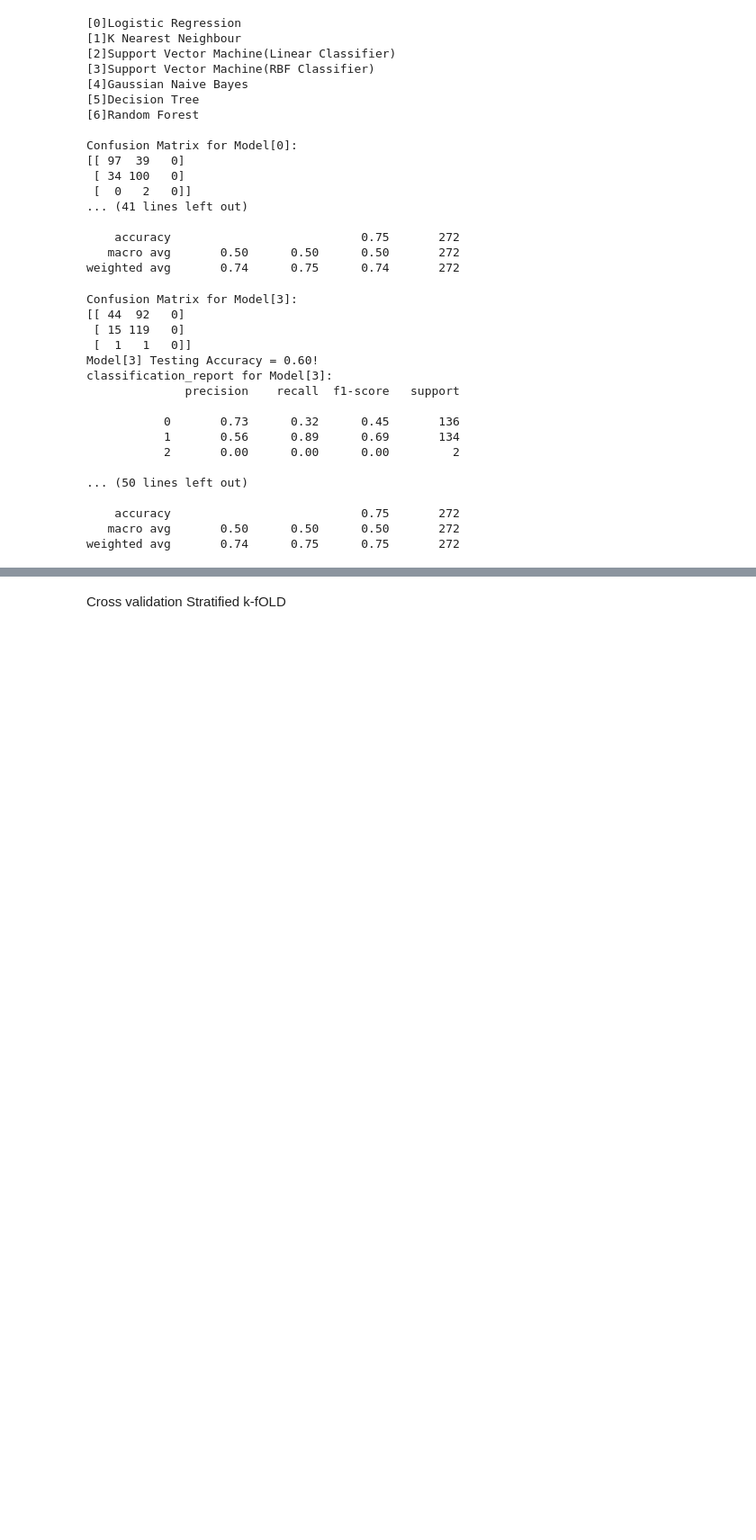
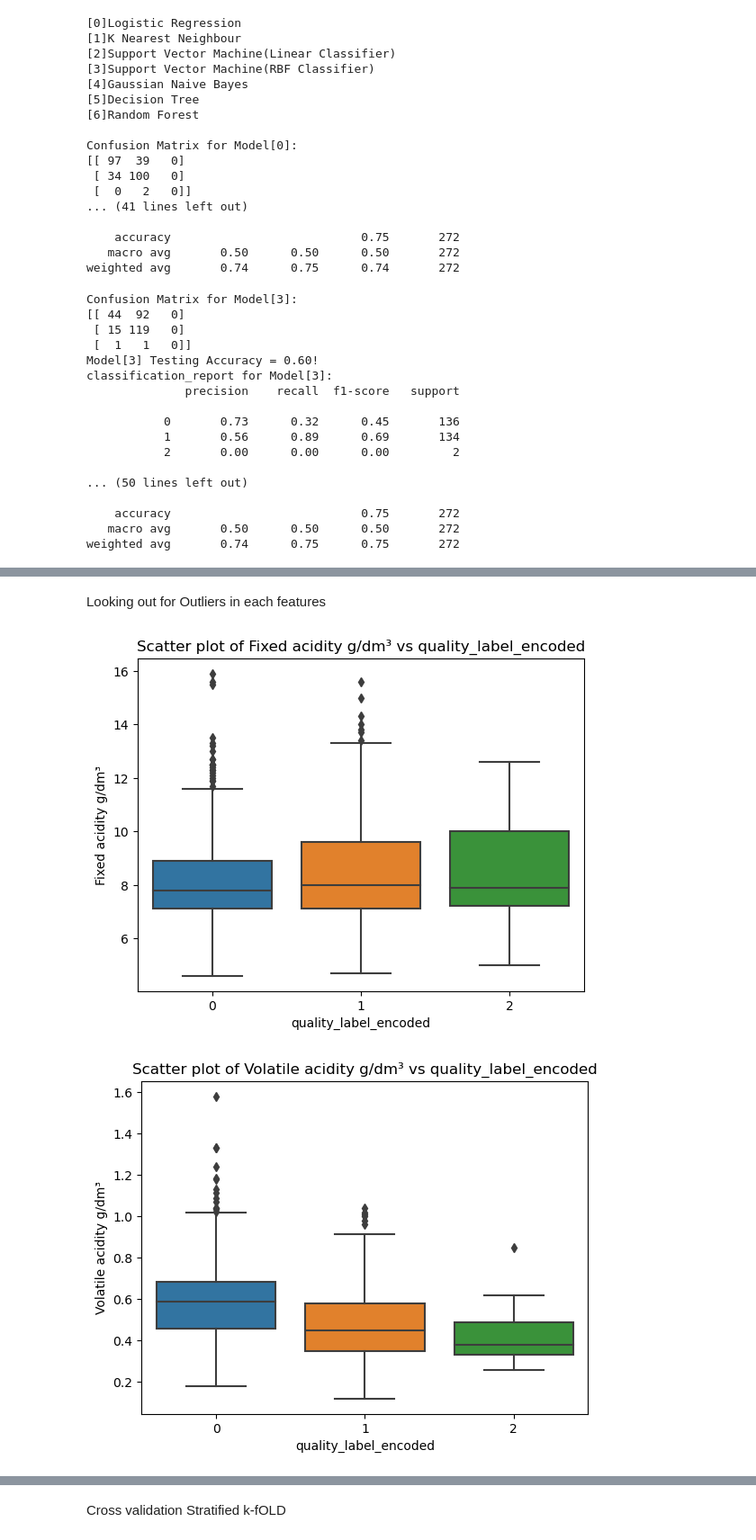
Before and after one commit to Godwin-Oti/Wine-Quality-Machine-Learning, a Jupyter notebook: Red_wine_ML.ipynb, the cells around one changed output, grey strips where cells are left out. Shown at 90% size. Saved outputs shown, nothing was run; the diff lists cells and outputs as text; code cells hidden in the pictures; blank space fills up the shorter version.

```diff
--- a/Red_wine_ML.ipynb
+++ b/Red_wine_ML.ipynb
@@ -404,6 +416,7 @@ irre_col=red_wine_cpd_2[["quality", "quality_label"]]
 red_wine_cpd_2.drop( columns=irre_col, axis=1, inplace= True)
 # %%
 red_wine_cpd_no_low_feature=red_wine_cpd_2.copy()
+red_wine_copied_3=red_wine_cpd_2.copy()
 # %%
 red_wine_cpd_2
 # %% [output]
@@ -803,0 +745,21 @@ plt.show()
+# %% [markdown]
+Looking out for Outliers in each features
+# %%
+import pandas as pd
+import seaborn as sns
+import matplotlib.pyplot as plt
+
+# Target variable
+target = 'quality_label_encoded'
+
+# Loop through each feature
+for feature in red_wine_copied_3.columns:
+    if feature != target:  # Exclude the target variable
+        sns.boxplot(x=target, y=feature, data=red_wine_copied_3)
+        plt.title(f'Scatter plot of {feature} vs {target}')
+        plt.xlabel(target)
+        plt.ylabel(feature)
+        plt.show()
+# %% [output]
+[figure, added]
+[figure, added]
```
Also changed, not shown: parts of 56 cells of this notebook, 1 other file.
